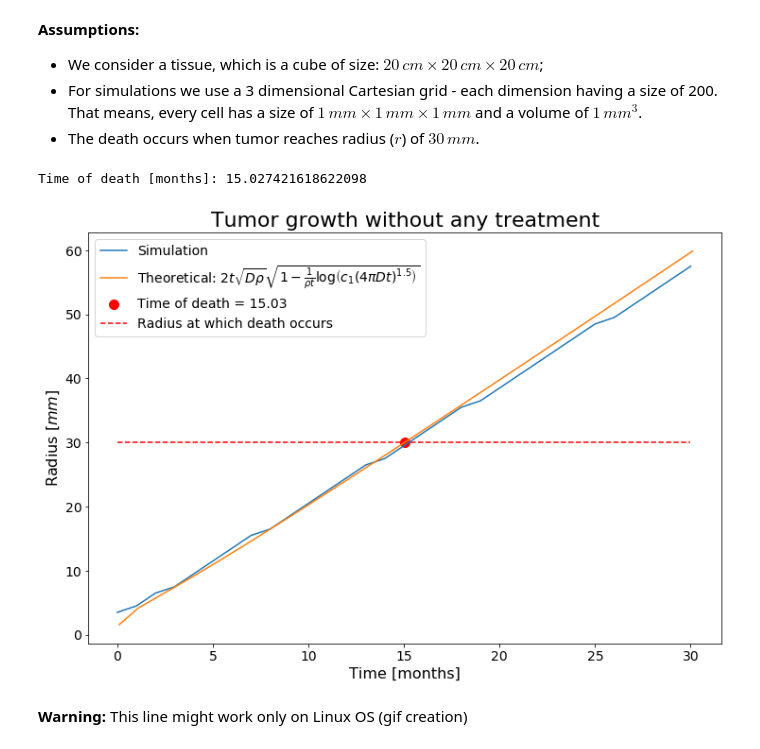
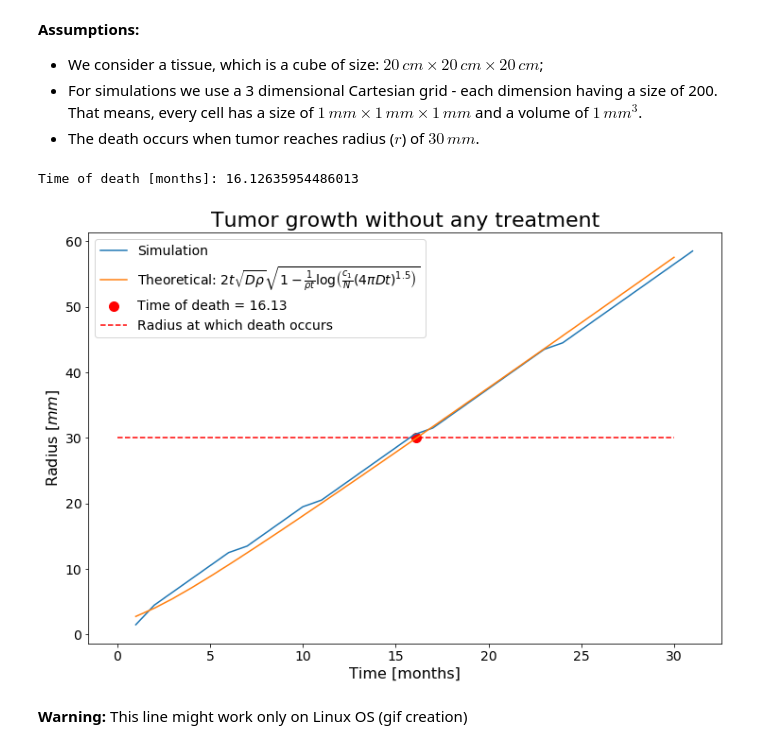
Before and after one commit to lukaszlaszczuk/pde-cancer-modeling, a Jupyter notebook: PDE - simulations.ipynb, the cells around one changed output. Drawn from its saved outputs; the diff is of its cells as text; code cells hidden in the pictures.

```diff
--- a/PDE - simulations.ipynb
+++ b/PDE - simulations.ipynb
@@ -54,7 +54,8 @@ def create_dir_if_not_exists(dirname):
 D = 0.9
 RHO = 1.16
 K = 1
-c_1 = 0.001  # smallest level of detection
+c_1 = 80  # smallest level of detection
+N = 8000
 T_MAX = 30
 # %%
 eq = ConservationDiffusion(D=D, rho=RHO, K=K)
@@ -82,43 +83,46 @@ for dir_ in ['figs',
 
 radius_dict = {}
 for i in range(0, T_MAX+1):
-    ars = np.asarray((storage.data[i] <= 10*c_1) & (storage.data[i] >= c_1)).nonzero()
+    if i == 0:
+        ars = np.asarray((storage.data[i] >= c_1)).nonzero()
+    else:
+        ars = np.asarray((storage.data[i] <= 10*c_1) & (storage.data[i] >= c_1)).nonzero()
     current_radius = compute_radius(ars[0])
-    radius_dict[i] = current_radius
+    radius_dict[i+1] = current_radius
     fig = px.scatter_3d(x=ars[0], y=ars[1], z=ars[2], range_x=[0, bound], range_y=[0, bound], range_z=[0, bound],
-                       title=f'Tumor at time: {i} [months], radius: {current_radius} [mm]')
+                       title=f'Tumor at time: {i+1} [months], radius: {current_radius} [mm]')
     fig.write_image(os.path.join('figs', 'pngs', 'no_treatment', f'tumor_{i}.png'))
 # %%
 df = pd.Series(radius_dict).reset_index()
 df.columns = ['time', 'radius']
 # %%
-t = np.arange(0.1, T_MAX+1, 1)
-theoretical = 2*t*np.sqrt(RHO*D)*np.sqrt(1-(1/(RHO*t))*np.log(c_1*(4*np.pi*D*t)**1.5))
-# theoretical_1 = 2*t*np.sqrt(RHO*D)
+t = np.arange(1, T_MAX+1, 1)
+theoretical = 2*t*np.sqrt(RHO*D)*np.sqrt(1-(1/(RHO*t))*np.log((c_1/N)*(4*np.pi*D*t)**1.5))
+theoretical_1 = 2*t*np.sqrt(RHO*D)
 # %%
-def f(t, D, RHO, c_1):
-    return 2*t*np.sqrt(D*RHO)*np.sqrt(1-(1/(RHO*t))*np.log(c_1*(4*np.pi*D*t)**1.5)) - 30
+def f(t, D, RHO, c_1, N):
+    return 2*t*np.sqrt(D*RHO)*np.sqrt(1-(1/(RHO*t))*np.log((c_1/N)*(4*np.pi*D*t)**1.5)) - 30
 
-sol = optimize.root_scalar(f, args=(D, RHO, c_1), bracket=[14, 16], method='brentq')
+sol = optimize.root_scalar(f, args=(D, RHO, c_1, N), bracket=[14, 18], method='brentq')
 time_of_death = sol.root
 print(f'Time of death [months]: {time_of_death}')
 # %% [output]
-Time of death [months]: 15.027421618622098
+Time of death [months]: 16.12635954486013
 # %%
 plt.figure(figsize=(12,8))
 plt.plot(df['time'].to_list(), df['radius'].to_list(), label='Simulation')
-plt.plot(t, theoretical, label=r'Theoretical: $2t\sqrt{D\rho}\sqrt{1-\frac{1}{\rho t}\log\left(c_1 (4\pi Dt)^{1.5}\right)}$')
+plt.plot(t, theoretical, label=r'Theoretical: $2t\sqrt{D\rho}\sqrt{1-\frac{1}{\rho t}\log\left(\frac{c_1}{N} (4\pi Dt)^{1.5}\right)}$')
 plt.scatter(time_of_death, 30, s=100, c='red', label=f'Time of death = {round(time_of_death, 2)}')
 plt.hlines(30, 0, 30, colors='red', linestyles='--', label='Radius at which death occurs')
 plt.legend(fontsize=14)
 plt.title('Tumor growth without any treatment', fontdict={'size': 22})
 plt.xlabel('Time [months]', fontdict={'size': 16})
 plt.ylabel(r'Radius [$mm$]', fontdict={'size': 16})
 plt.tick_params(axis='both', which='major', labelsize=14)
 plt.savefig(os.path.join('figs', 'pngs', 'no_treatment_growth.png'))
 plt.show()
 # %% [output]
-[figure, old version]
+[figure, new version]
 # %% [markdown]
 **Warning:** This line might work only on Linux OS (gif creation)
 # %%
```
Also changed, not shown: parts of 2 cells of this notebook, 33 other files.
